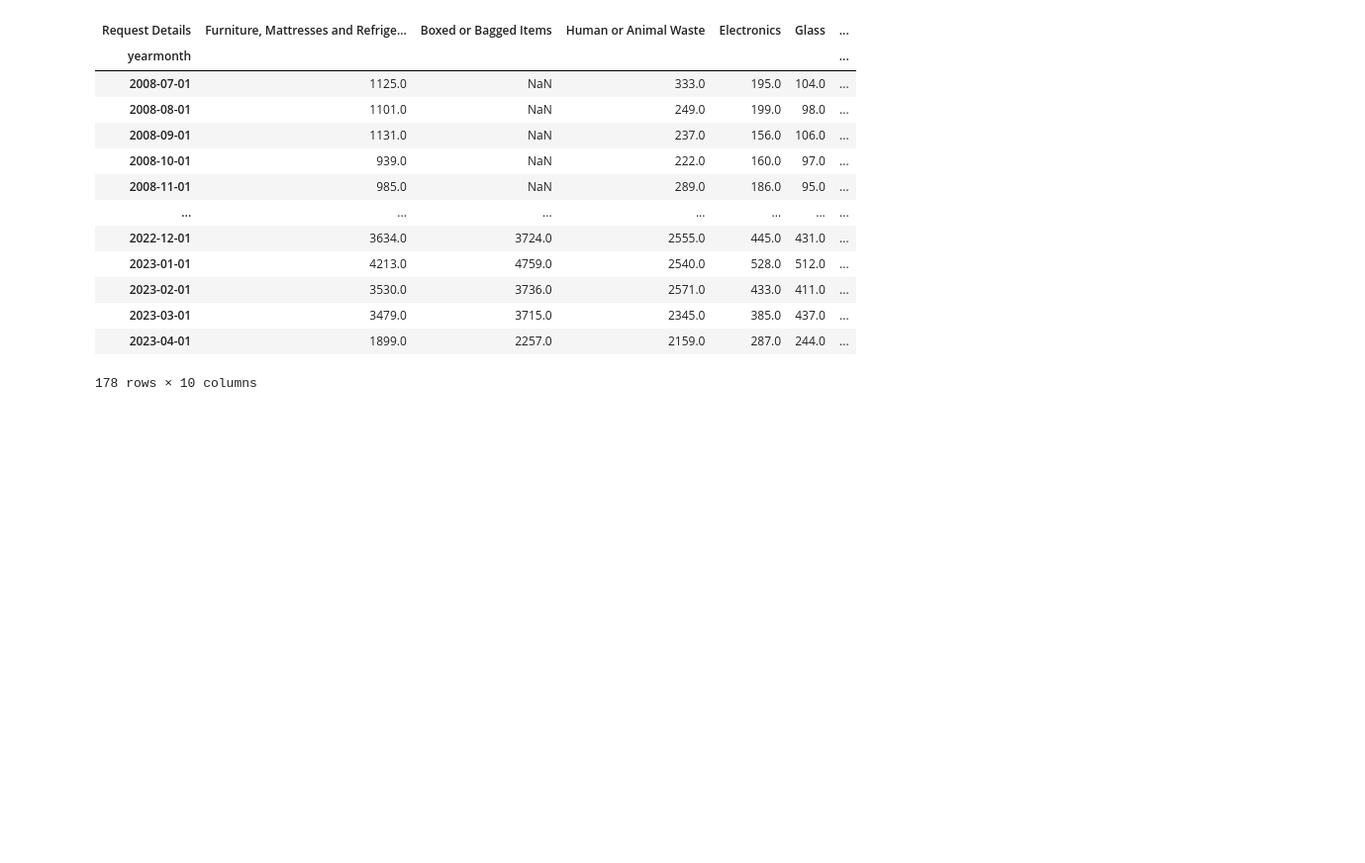
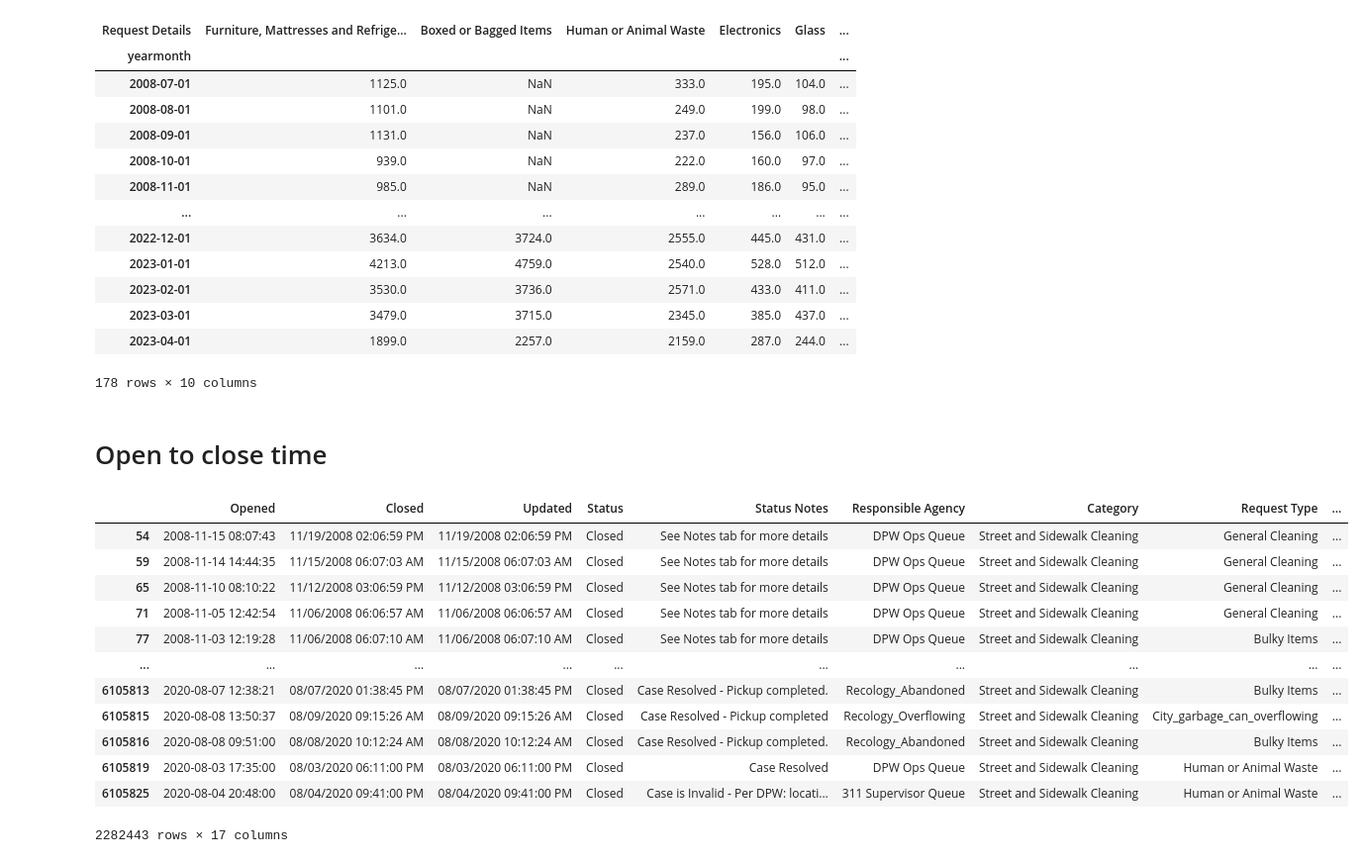
Before and after one commit to GustavHansen99/SocialDataFinalProject, a Jupyter notebook: coding/data_exploration_gustav.ipynb, the cells around one changed output. Shown at 99% size. Drawn from its saved outputs; the diff is of its cells as text; code cells hidden in the pictures; blank space fills up the shorter version.

```diff
--- a/coding/data_exploration_gustav.ipynb
+++ b/coding/data_exploration_gustav.ipynb
@@ -37,0 +42,41 @@ findfont: Font family ['Garamond'] not found. Falling back to DejaVu Sans.
+# %%
+### Fix Request details types that have different names but are the same
+## Garbage and Debris
+df['Request Details'] = df['Request Details'].replace(['Other Loose Garbage', 'Other Loose Garbage / Debris', 'Auto_accident_debris',
+                                                       'Garbage and Debris - N/A','Garbage and Debris - {{nature_of_request.label}}',
+                                                        'Garbage and Debris - {{request_type.label}}'],
+                                                        "Loose Garbage and Debris")
+## Overflowing city garbage can
+df['Request Details'] = df['Request Details'].replace(['City_garbage_can_overflowing', 'Overflowing city receptacle or dumpster',
+                                                        'Overflowing_City_Receptacle_or_Dumpster'], "Overflowing City Garbage Can")
+## Illegal dumping
+df['Request Details'] = df['Request Details'].replace(['Illegal Dumping', 'Illegal dumping', 'Illegal_Dumping'], "Illegal Dumping")
+## Furniture, mattresses and refrigerators
+df['Request Details'] = df['Request Details'].replace(['Furniture', 'Mattress', 'Refrigerator'], "Furniture, Mattresses and Refrigerators")
+## Sidewalk or street cleaning
+df['Request Details'] = df['Request Details'].replace(['Sidewalk_Cleaning', 'Sidewalk cleaning', 'Street_Cleaning', 'Street cleaning'], "Sidewalk or Street Cleaning")
+## Missed Route Mechanical Sweeping
+df['Request Details'] = df['Request Details'].replace(['Missed_Route_Mechanical_Sweeping', 'Missed route - mechanical sweeping'], "Missed Route Mechanical Sweeping")
+
+
+### Rename some values to be more pretty
+## Transit_shelter_platform
+df['Request Details'] = df['Request Details'].replace(['Transit_shelter_platform'], "Transit Shelter Platform")
+## Christmas tree
+df['Request Details'] = df['Request Details'].replace(['Christmas_tree'], "Christmas Tree")
+## Event_parade_mess
+df['Request Details'] = df['Request Details'].replace(['Event_parade_mess'], "Event Parade Mess")
+## Missed_TrashRecycleCompost_Collection
+df['Request Details'] = df['Request Details'].replace(['Missed_TrashRecycleCompost_Collection'], "Missed Trash Recycle Compost Collection")
+## Medical_waste
+df['Request Details'] = df['Request Details'].replace(['Medical_waste'], "Medical Waste")
+## GarbageTransit
+df['Request Details'] = df['Request Details'].replace(['GarbageTransit'], "Garbage Transit")
+## OtherTransit
+df['Request Details'] = df['Request Details'].replace(['OtherTransit'], "Other Transit")
+## PostAbatementInspection
+df['Request Details'] = df['Request Details'].replace(['PostAbatementInspection'], "Post Abatement Inspection")
+
+
+# print the unique values of Request Details and their counts
+df['Request Details'].value_counts()
@@ -198,3 +226,21 @@ p.xgrid.grid_line_color = None
 output_file("timeSeriesPlot.html", title="timeSeriesPlot")
 
 show(p)
+# %% [markdown]
+# Open to close time
+# %%
+df
+# %% [output]
+|  | Opened | Closed | Updated | Status | Status Notes | Responsible Agency | Category | Request Type | ... |
+| 54 | 2008-11-15 08:07:43 | 11/19/2008 02:06:59 PM | 11/19/2008 02:06:59 PM | Closed | See Notes tab for more details | DPW Ops Queue | Street and Sidewalk Cleaning | General Cleaning | ... |
+| 59 | 2008-11-14 14:44:35 | 11/15/2008 06:07:03 AM | 11/15/2008 06:07:03 AM | Closed | See Notes tab for more details | DPW Ops Queue | Street and Sidewalk Cleaning | General Cleaning | ... |
+| 65 | 2008-11-10 08:10:22 | 11/12/2008 03:06:59 PM | 11/12/2008 03:06:59 PM | Closed | See Notes tab for more details | DPW Ops Queue | Street and Sidewalk Cleaning | General Cleaning | ... |
+| 71 | 2008-11-05 12:42:54 | 11/06/2008 06:06:57 AM | 11/06/2008 06:06:57 AM | Closed | See Notes tab for more details | DPW Ops Queue | Street and Sidewalk Cleaning | General Cleaning | ... |
+| 77 | 2008-11-03 12:19:28 | 11/06/2008 06:07:10 AM | 11/06/2008 06:07:10 AM | Closed | See Notes tab for more details | DPW Ops Queue | Street and Sidewalk Cleaning | Bulky Items | ... |
+| ... | ... | ... | ... | ... | ... | ... | ... | ... | ... |
+| 6105813 | 2020-08-07 12:38:21 | 08/07/2020 01:38:45 PM | 08/07/2020 01:38:45 PM | Closed | Case Resolved - Pickup completed. | Recology_Abandoned | Street and Sidewalk Cleaning | Bulky Items | ... |
+| 6105815 | 2020-08-08 13:50:37 | 08/09/2020 09:15:26 AM | 08/09/2020 09:15:26 AM | Closed | Case Resolved - Pickup completed | Recology_Overflowing | Street and Sidewalk Cleaning | City_garbage_can_overflowing | ... |
+| 6105816 | 2020-08-08 09:51:00 | 08/08/2020 10:12:24 AM | 08/08/2020 10:12:24 AM | Closed | Case Resolved - Pickup completed. | Recology_Abandoned | Street and Sidewalk Cleaning | Bulky Items | ... |
+| 6105819 | 2020-08-03 17:35:00 | 08/03/2020 06:11:00 PM | 08/03/2020 06:11:00 PM | Closed | Case Resolved | DPW Ops Queue | Street and Sidewalk Cleaning | Human or Animal Waste | ... |
+| 6105825 | 2020-08-04 20:48:00 | 08/04/2020 09:41:00 PM | 08/04/2020 09:41:00 PM | Closed | Case is Invalid - Per DPW: locati... | 311 Supervisor Queue | Street and Sidewalk Cleaning | Human or Animal Waste | ... |
+2282443 rows × 17 columns
```
Also changed, not shown: parts of 14 cells of this notebook, 1 other file.
